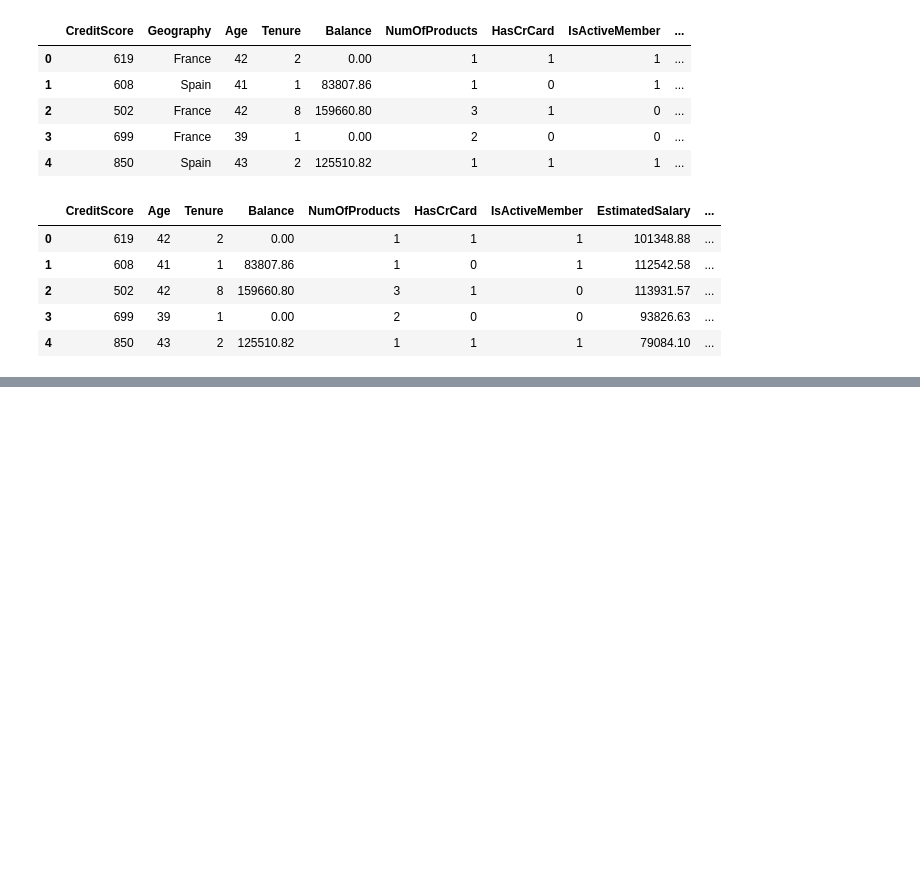
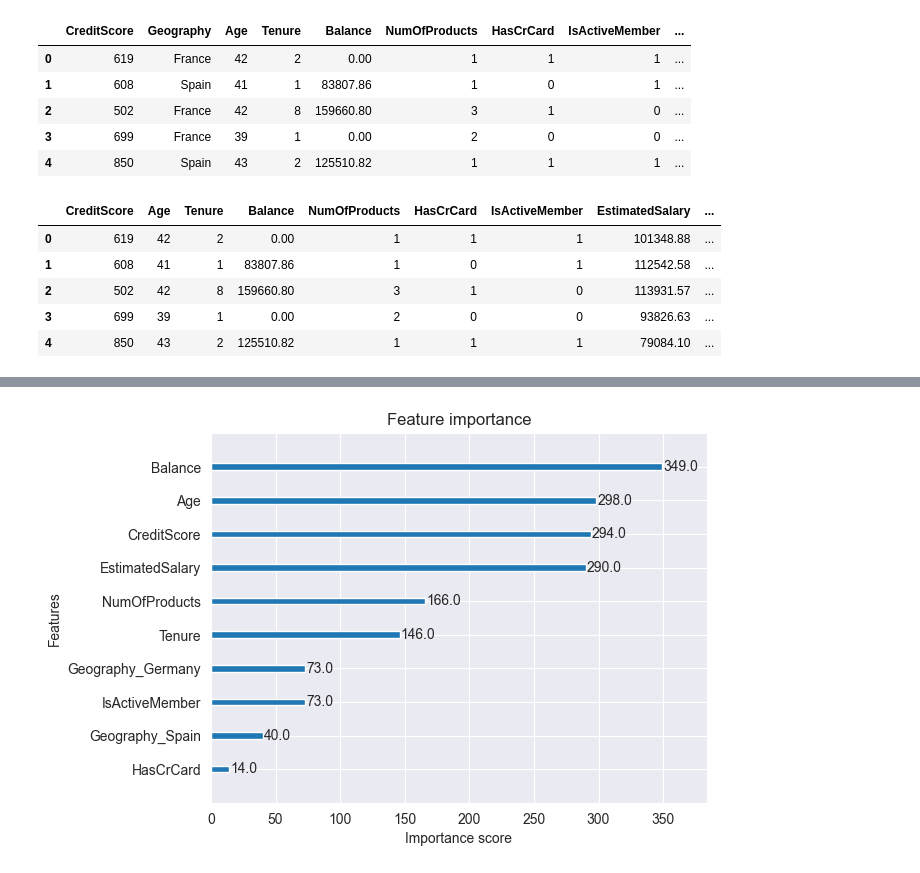
Before and after one commit to yildizramazan/fundamentals-of-machine-learning, a Jupyter notebook: module-3/xgboost-tuning.ipynb, the cells around one changed output, grey strips where cells are left out. Saved outputs shown, nothing was run; the diff lists cells and outputs as text; code cells hidden in the pictures; blank space fills up the shorter version.

```diff
--- a/module-3/xgboost-tuning.ipynb
+++ b/module-3/xgboost-tuning.ipynb
@@ -90,0 +169,4 @@ GridSearchCV(cv=5,
+# %%
+plot_importance(xgb_cv.best_estimator_);
+# %% [output]
+[figure, added]
```
Also changed, not shown: parts of 11 cells of this notebook.
